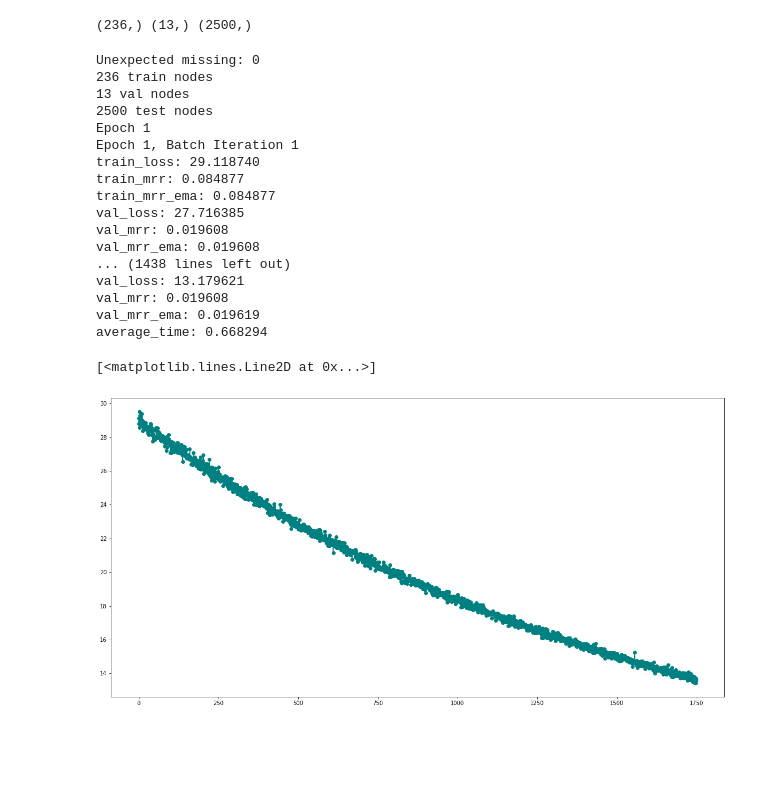
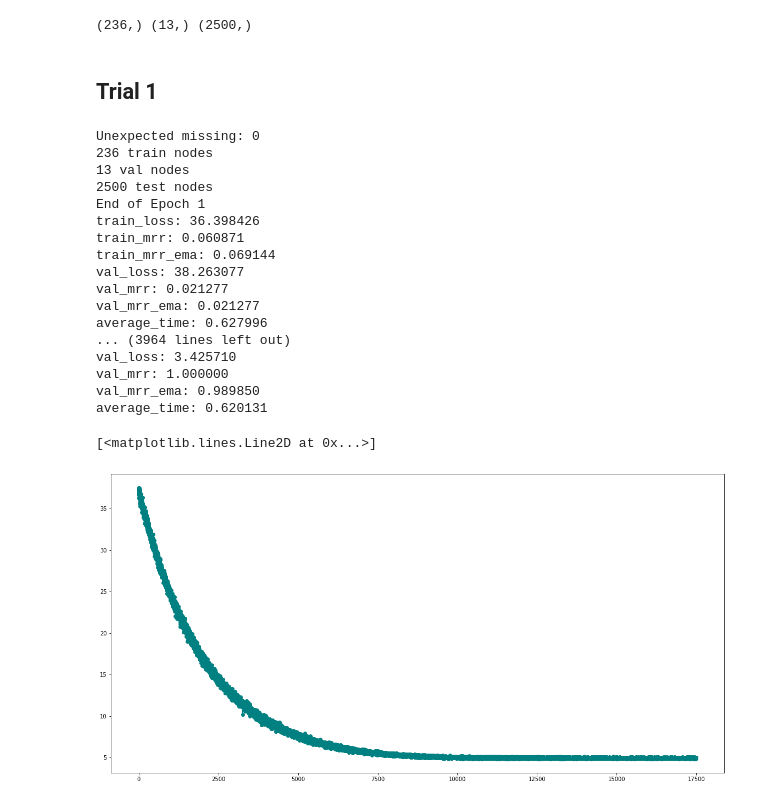
Before and after one commit to jinyangp/dso_localisation, a Jupyter notebook: data_augmentation/augmentation_graphsage.ipynb, the cells around one changed output. Drawn from its saved outputs; the diff is of its cells as text; code cells hidden in the pictures; blank space fills up the shorter version.

Commit message:
updated sampler and feed in validation dataset fnc

```diff
--- a/data_augmentation/augmentation_graphsage.ipynb
+++ b/data_augmentation/augmentation_graphsage.ipynb
@@ -1470,7 +1580,7 @@ class GraphSAGE(Model):
 
             # Run through sampler to get samples
             support_size = layer_infos[j].num_samples
-            sampled_adj_list = self.uniform_sampler((self.adj_info, samples[i], support_size))
+            sampled_adj_list = self.uniform_sampler((self.adj_info, samples[i], support_size, self.graph))
             batch_size = len(samples[i])
 
             # Append results to respective arrays
@@ -1659,7 +1769,6 @@ class GraphSAGE(Model):
                   }
 
         # Make edge minibatch iterator
-        # TODO: Need to supply a graph and the necessary dictionaries to edge iterator
         # Graph should be constructed beforehand, a graph representing all vertices and edges
         # using the complete W_matrix. Then, follow steps taken in step 4
         # May need to pass in graph as a parameter to __init__() function of GraphSAGE model
@@ -1688,7 +1797,6 @@ class GraphSAGE(Model):
         # Iterate through epochs
         for epoch_no in range(epochs):
 
-            print(f'Epoch {epoch_no + 1}')
             # Shuffle the minibatch
             minibatch.shuffle()
 
@@ -1741,7 +1849,7 @@ class GraphSAGE(Model):
                 # Run model on validation input every validate_iter iterations to get val_loss and val_mrr
                 if batch_iter_no % validate_every == 0:
 
-                    val_feed_dict = minibatch.val_feed_dict(size = 10)
+                    val_feed_dict = minibatch.val_feed_dict(size = 25)
                     self.inputs1 = val_feed_dict['batch1']
                     self.inputs2 = val_feed_dict['batch2']
                     self.batch_size = val_feed_dict['batch_size']
@@ -1768,6 +1876,7 @@ class GraphSAGE(Model):
                 avg_time = (avg_time * total_steps + end_time - start_time) / (total_steps + 1)
 
                 # Print complete statistics every print_every iteration
+                '''
                 if total_steps % print_every == 0:
                     print(f'Epoch {epoch_no + 1}, Batch Iteration {batch_iter_no + 1}')
                     print(f'train_loss: {train_loss:.6f}')
@@ -1778,12 +1887,23 @@ class GraphSAGE(Model):
                     print(f'val_mrr_ema: {val_shadow_mrr:.6f}')
                     print(f'average_time: {avg_time:.6f}')
                     # print(f'Aggregator 1 weights: {self.trainable_variables[3]}')
+                '''
                 batch_iter_no += 1
                 total_steps += 1
 
                 # If max number of steps reached, break
                 if total_steps > max_total_steps:
                     break
+
+            print(f'End of Epoch {epoch_no + 1}')
+            print(f'train_loss: {train_loss:.6f}')
+            print(f'train_mrr: {train_mrr:.6f}')
+            print(f'train_mrr_ema: {train_shadow_mrr:.6f}')
+            print(f'val_loss: {val_loss:.6f}')
+            print(f'val_mrr: {val_mrr:.6f}')
+            print(f'val_mrr_ema: {val_shadow_mrr:.6f}')
+            print(f'average_time: {avg_time:.6f}')
+            # print(f'Aggregator 1 weights: {self.trainable_variables[3]}')
 
             # If max number of steps reached, break
             if total_steps > max_total_steps:
@@ -2444,6 +2564,8 @@ SAGEInfo = namedtuple("SAGEInfo",
         ])
 layer_infos = [SAGEInfo("layer_1", 8, 14),
               SAGEInfo("layer_2", 4, 14)]
+# %% [markdown]
+## Trial 1
 # %%
 '''
 __init__() method for GraphSAGE model:
@@ -2456,22 +2578,22 @@ graphsage_model = GraphSAGE(placeholders, avg_normalised_features, model_graph,
 
 '''def train_model(self, epochs, max_total_steps, validate_every, print_every):'''
 # Source code parameters: epochs = 1, max_total_steps = 10**10, validate_every = 5000, print_every = 50
-results = graphsage_model.train_model(50, 10**5, 50, 10)
+results = graphsage_model.train_model(500, 10**7, 50, 50)
 # %% [output]
 Unexpected missing: 0
 236 train nodes
 13 val nodes
 2500 test nodes
-Epoch 1
-Epoch 1, Batch Iteration 1
-train_loss: 29.118740
-train_mrr: 0.084877
-train_mrr_ema: 0.084877
-val_loss: 27.716385
-val_mrr: 0.019608
-val_mrr_ema: 0.019608
-... (1438 lines left out)
-val_loss: 13.179621
-val_mrr: 0.019608
-val_mrr_ema: 0.019619
-average_time: 0.668294
+End of Epoch 1
+train_loss: 36.398426
+train_mrr: 0.060871
+train_mrr_ema: 0.069144
+val_loss: 38.263077
+val_mrr: 0.021277
+val_mrr_ema: 0.021277
+average_time: 0.627996
+... (3964 lines left out)
+val_loss: 3.425710
+val_mrr: 1.000000
+val_mrr_ema: 0.989850
+average_time: 0.620131
@@ -2478,14 +2603,12 @@ average_time: 0.668294
 # %%
 # learning rate of 0.0001
-train_loss = []
+train_loss_arr = []
+
 for loss in results['train_loss']:
-    train_loss.append(loss.numpy())
-iters = [_ for _ in range(len(train_loss))]
+    train_loss_arr.append(loss.numpy())
+train_iters = [_ for _ in range(len(train_loss_arr))]
 
-import matplotlib.pyplot as plt
-plt.rcParams['figure.figsize'] = [20, 10]
-
-plt.plot(iters, train_loss, marker='o', color = 'teal')
+plt.plot(train_iters, train_loss_arr, marker='o', color = 'teal')
 # %% [output]
 [<matplotlib.lines.Line2D at 0x...>]
-[figure, old version]
+[figure, new version]
```
Also changed, not shown: parts of 21 cells of this notebook.
